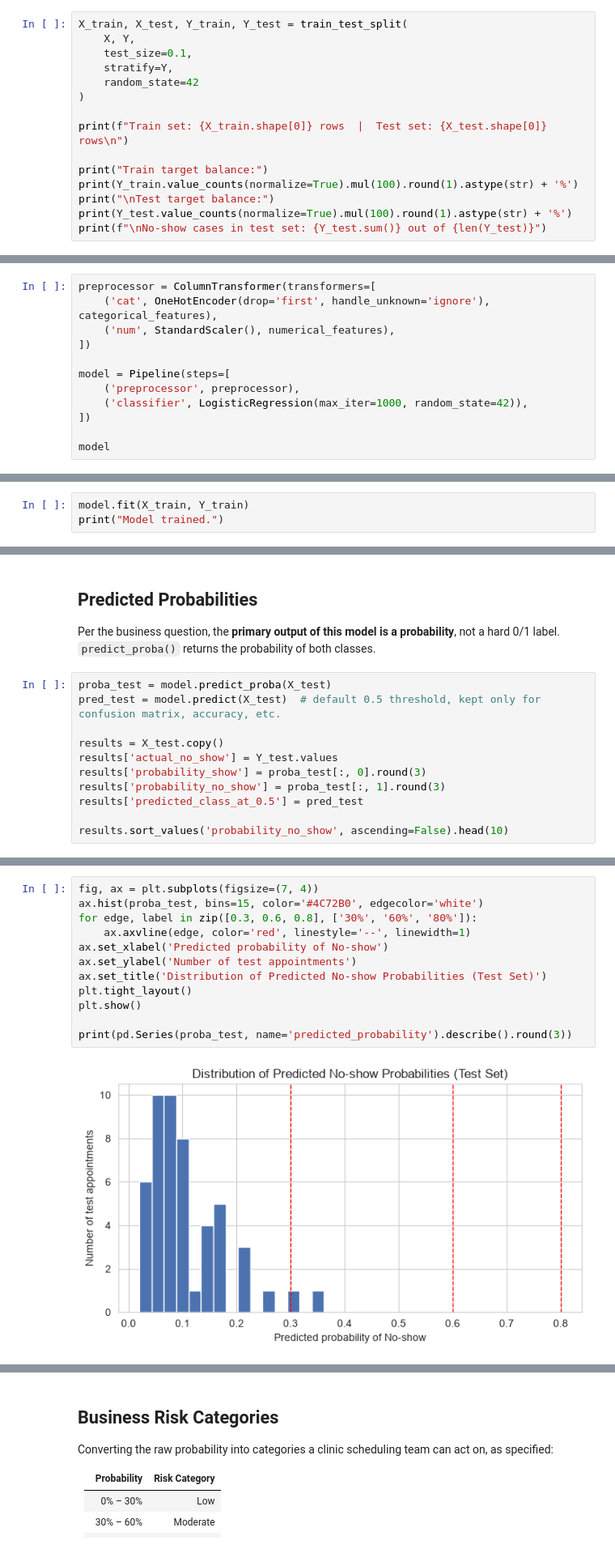
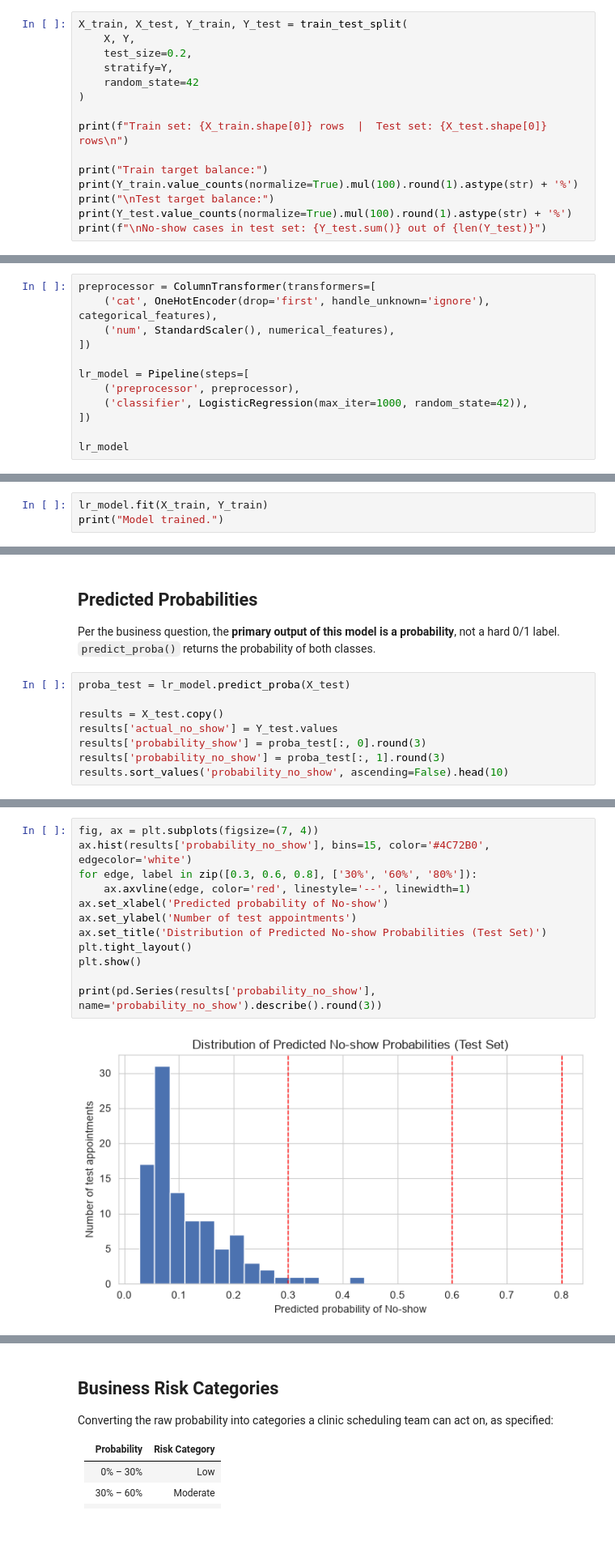
Before and after one commit to NavidulHoque/healthcare_appointment_analysis, a Jupyter notebook: python-analysis/03_predictive_modeling.ipynb, the cells around one changed output, grey strips where cells are left out. Shown at 81% size. Cells and saved outputs as stored; diff of their text form.

```diff
--- a/python-analysis/03_predictive_modeling.ipynb
+++ b/python-analysis/03_predictive_modeling.ipynb
@@ -205,7 +205,7 @@ Splitting is done **before** any encoding or scaling, so the encoder and scaler
 # %%
 X_train, X_test, Y_train, Y_test = train_test_split(
     X, Y,
-    test_size=0.1,
+    test_size=0.2,
     stratify=Y,
     random_state=42
 )
@@ -251,12 +251,12 @@ preprocessor = ColumnTransformer(transformers=[
     ('num', StandardScaler(), numerical_features),
 ])
 
-model = Pipeline(steps=[
+lr_model = Pipeline(steps=[
     ('preprocessor', preprocessor),
     ('classifier', LogisticRegression(max_iter=1000, random_state=42)),
 ])
 
-model
+lr_model
 # %% [output]
 Pipeline(steps=[('preprocessor',
                  ColumnTransformer(transformers=[('cat',
@@ -274,7 +274,7 @@ Pipeline(steps=[('preprocessor',
 # %% [markdown]
 ## Model Training
 # %%
-model.fit(X_train, Y_train)
+lr_model.fit(X_train, Y_train)
 print("Model trained.")
 # %% [output]
 Model trained.
@@ -366,15 +366,12 @@ plt.show()
 Per the business question, the **primary output of this model is a probability**, not a hard
 0/1 label. `predict_proba()` returns the probability of both classes.
 # %%
-proba_test = model.predict_proba(X_test)
-pred_test = model.predict(X_test)  # default 0.5 threshold, kept only for confusion matrix, accuracy, etc.
+proba_test = lr_model.predict_proba(X_test)
 
 results = X_test.copy()
 results['actual_no_show'] = Y_test.values
 results['probability_show'] = proba_test[:, 0].round(3)
 results['probability_no_show'] = proba_test[:, 1].round(3)
-results['predicted_class_at_0.5'] = pred_test
-
 results.sort_values('probability_no_show', ascending=False).head(10)
 # %% [output]
 |  | patient_gender | division | doctor_specialty | month_name | quarter | day_of_week | day_type | patient_age | ... |
@@ -391,14 +388,14 @@ results.sort_values('probability_no_show', ascending=False).head(10)
 # %%
 fig, ax = plt.subplots(figsize=(7, 4))
-ax.hist(proba_test, bins=15, color='#4C72B0', edgecolor='white')
+ax.hist(results['probability_no_show'], bins=15, color='#4C72B0', edgecolor='white')
 for edge, label in zip([0.3, 0.6, 0.8], ['30%', '60%', '80%']):
     ax.axvline(edge, color='red', linestyle='--', linewidth=1)
 ax.set_xlabel('Predicted probability of No-show')
 ax.set_ylabel('Number of test appointments')
 ax.set_title('Distribution of Predicted No-show Probabilities (Test Set)')
 plt.tight_layout()
 plt.show()
 
-print(pd.Series(proba_test, name='predicted_probability').describe().round(3))
+print(pd.Series(results['probability_no_show'], name='probability_no_show').describe().round(3))
 # %% [output]
-[figure, old version]
+[figure, new version]
```
Also changed, not shown: parts of 23 cells of this notebook.
